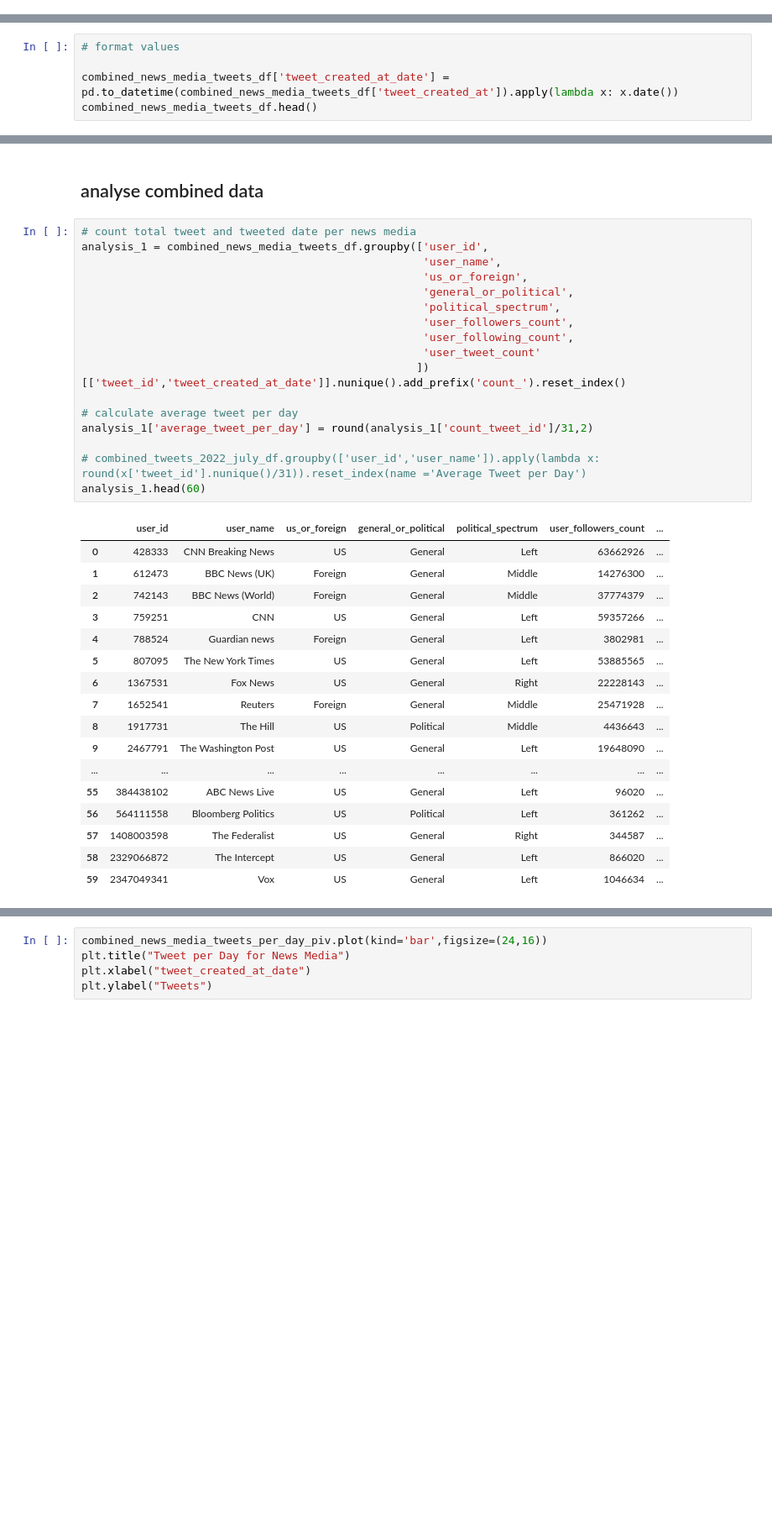
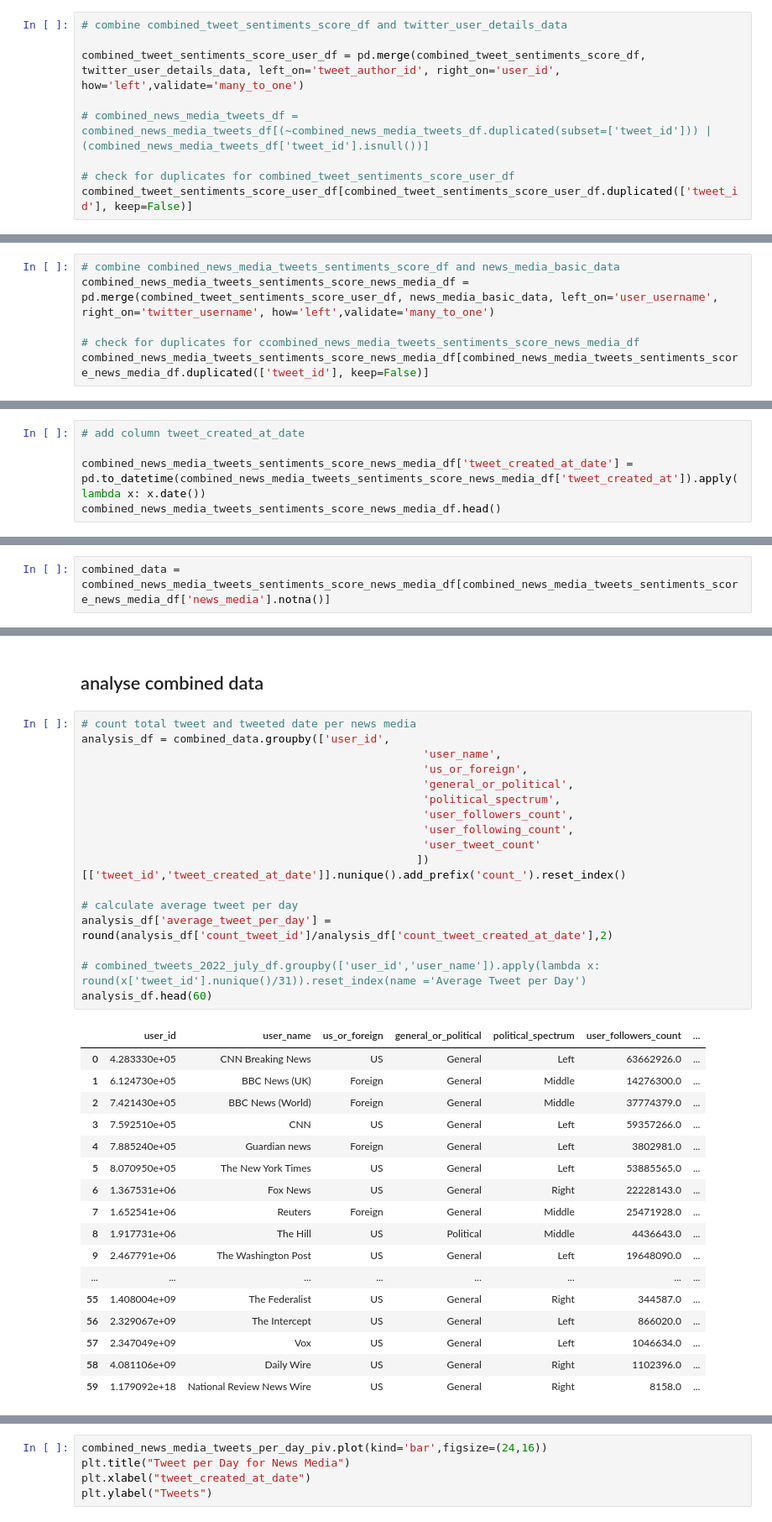
Before and after one commit to katherineskc/data_science_tweets_neutrality, a Jupyter notebook: preliminary_analysis.ipynb, the cells around one changed output, grey strips where cells are left out. Shown at 84% size. Saved outputs shown, nothing was run; the diff lists cells and outputs as text; blank space fills up the shorter version.

```diff
--- a/preliminary_analysis.ipynb
+++ b/preliminary_analysis.ipynb
@@ -69,0 +81,9 @@ combined_news_media_tweets_df.head()
+# %%
+# combine combined_tweet_sentiments_score_df and twitter_user_details_data
+
+combined_tweet_sentiments_score_user_df = pd.merge(combined_tweet_sentiments_score_df, twitter_user_details_data, left_on='tweet_author_id', right_on='user_id', how='left',validate='many_to_one')
+
+# combined_news_media_tweets_df = combined_news_media_tweets_df[(~combined_news_media_tweets_df.duplicated(subset=['tweet_id'])) | (combined_news_media_tweets_df['tweet_id'].isnull())]
+
+# check for duplicates for combined_tweet_sentiments_score_user_df
+combined_tweet_sentiments_score_user_df[combined_tweet_sentiments_score_user_df.duplicated(['tweet_id'], keep=False)]
@@ -69,0 +93,6 @@ combined_news_media_tweets_df.head()
+# %%
+# combine combined_news_media_tweets_sentiments_score_df and news_media_basic_data
+combined_news_media_tweets_sentiments_score_news_media_df = pd.merge(combined_tweet_sentiments_score_user_df, news_media_basic_data, left_on='user_username', right_on='twitter_username', how='left',validate='many_to_one')
+
+# check for duplicates for ccombined_news_media_tweets_sentiments_score_news_media_df
+combined_news_media_tweets_sentiments_score_news_media_df[combined_news_media_tweets_sentiments_score_news_media_df.duplicated(['tweet_id'], keep=False)]
@@ -70,6 +102,6 @@ combined_news_media_tweets_df.head()
 # %%
-# format values
+# add column tweet_created_at_date
 
-combined_news_media_tweets_df['tweet_created_at_date'] = pd.to_datetime(combined_news_media_tweets_df['tweet_created_at']).apply(lambda x: x.date())
-combined_news_media_tweets_df.head()
+combined_news_media_tweets_sentiments_score_news_media_df['tweet_created_at_date'] = pd.to_datetime(combined_news_media_tweets_sentiments_score_news_media_df['tweet_created_at']).apply(lambda x: x.date())
+combined_news_media_tweets_sentiments_score_news_media_df.head()
 # %% [output]
@@ -82,0 +147,2 @@ combined_news_media_tweets_df.head()
+# %%
+combined_data = combined_news_media_tweets_sentiments_score_news_media_df[combined_news_media_tweets_sentiments_score_news_media_df['news_media'].notna()]
@@ -84,37 +190,37 @@ combined_news_media_tweets_df.head()
 ## analyse combined data
 # %%
 # count total tweet and tweeted date per news media
-analysis_1 = combined_news_media_tweets_df.groupby(['user_id',
+analysis_df = combined_data.groupby(['user_id',
                                                     'user_name',
                                                     'us_or_foreign',
                                                     'general_or_political',
                                                     'political_spectrum',
                                                     'user_followers_count',
                                                     'user_following_count',
                                                     'user_tweet_count'
                                                    ])[['tweet_id','tweet_created_at_date']].nunique().add_prefix('count_').reset_index()
 
 # calculate average tweet per day
-analysis_1['average_tweet_per_day'] = round(analysis_1['count_tweet_id']/31,2)
+analysis_df['average_tweet_per_day'] = round(analysis_df['count_tweet_id']/analysis_df['count_tweet_created_at_date'],2)
 
 # combined_tweets_2022_july_df.groupby(['user_id','user_name']).apply(lambda x: round(x['tweet_id'].nunique()/31)).reset_index(name ='Average Tweet per Day')
-analysis_1.head(60)
+analysis_df.head(60)
 # %% [output]
 |  | user_id | user_name | us_or_foreign | general_or_political | political_spectrum | user_followers_count | ... |
-| 0 | 428333 | CNN Breaking News | US | General | Left | 63662926 | ... |
-| 1 | 612473 | BBC News (UK) | Foreign | General | Middle | 14276300 | ... |
-| 2 | 742143 | BBC News (World) | Foreign | General | Middle | 37774379 | ... |
-| 3 | 759251 | CNN | US | General | Left | 59357266 | ... |
-| 4 | 788524 | Guardian news | Foreign | General | Left | 3802981 | ... |
-| 5 | 807095 | The New York Times | US | General | Left | 53885565 | ... |
-| 6 | 1367531 | Fox News | US | General | Right | 22228143 | ... |
-| 7 | 1652541 | Reuters | Foreign | General | Middle | 25471928 | ... |
-| 8 | 1917731 | The Hill | US | Political | Middle | 4436643 | ... |
-| 9 | 2467791 | The Washington Post | US | General | Left | 19648090 | ... |
+| 0 | 4.283330e+05 | CNN Breaking News | US | General | Left | 63662926.0 | ... |
+| 1 | 6.124730e+05 | BBC News (UK) | Foreign | General | Middle | 14276300.0 | ... |
+| 2 | 7.421430e+05 | BBC News (World) | Foreign | General | Middle | 37774379.0 | ... |
+| 3 | 7.592510e+05 | CNN | US | General | Left | 59357266.0 | ... |
+| 4 | 7.885240e+05 | Guardian news | Foreign | General | Left | 3802981.0 | ... |
+| 5 | 8.070950e+05 | The New York Times | US | General | Left | 53885565.0 | ... |
+| 6 | 1.367531e+06 | Fox News | US | General | Right | 22228143.0 | ... |
+| 7 | 1.652541e+06 | Reuters | Foreign | General | Middle | 25471928.0 | ... |
+| 8 | 1.917731e+06 | The Hill | US | Political | Middle | 4436643.0 | ... |
+| 9 | 2.467791e+06 | The Washington Post | US | General | Left | 19648090.0 | ... |
 | ... | ... | ... | ... | ... | ... | ... | ... |
-| 55 | 384438102 | ABC News Live | US | General | Left | 96020 | ... |
-| 56 | 564111558 | Bloomberg Politics | US | Political | Left | 361262 | ... |
-| 57 | 1408003598 | The Federalist | US | General | Right | 344587 | ... |
-| 58 | 2329066872 | The Intercept | US | General | Left | 866020 | ... |
-| 59 | 2347049341 | Vox | US | General | Left | 1046634 | ... |
+| 55 | 1.408004e+09 | The Federalist | US | General | Right | 344587.0 | ... |
+| 56 | 2.329067e+09 | The Intercept | US | General | Left | 866020.0 | ... |
+| 57 | 2.347049e+09 | Vox | US | General | Left | 1046634.0 | ... |
+| 58 | 4.081106e+09 | Daily Wire | US | General | Right | 1102396.0 | ... |
+| 59 | 1.179092e+18 | National Review News Wire | US | General | Right | 8158.0 | ... |
 # %%
```
Also changed, not shown: parts of 18 cells of this notebook, 2 other files.
